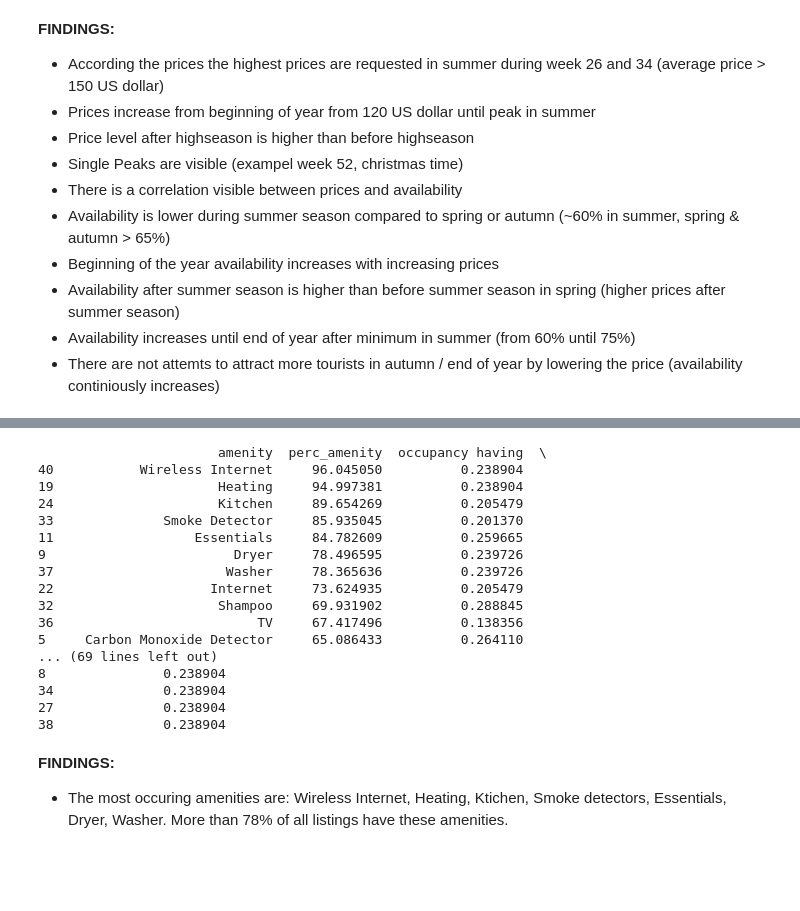
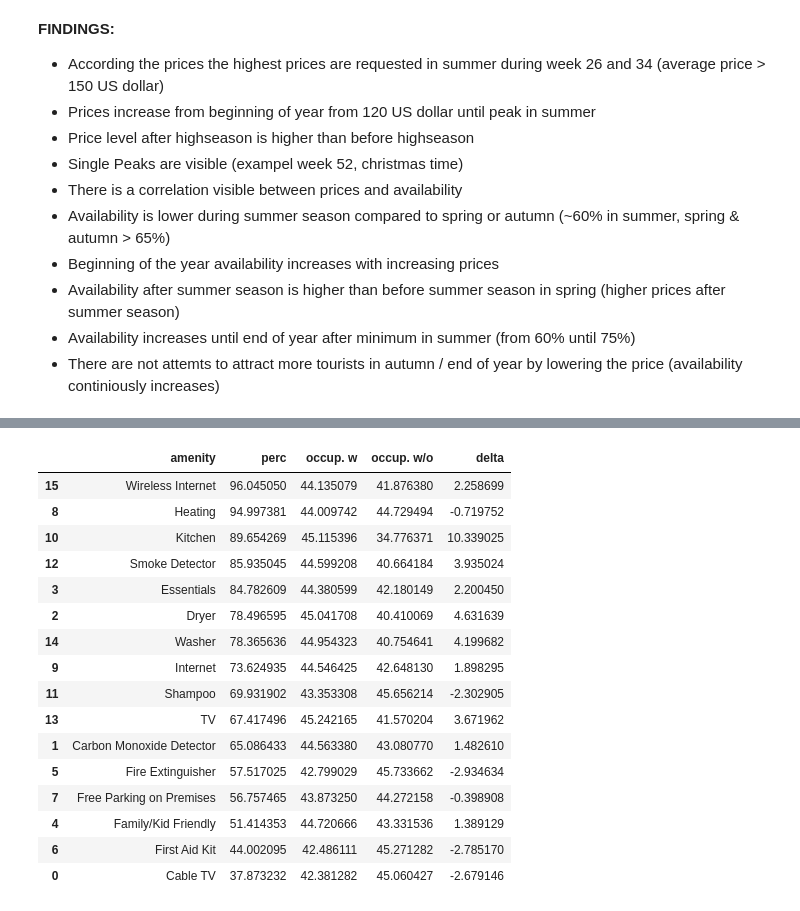
Before and after one commit to dagrubi/DataScience_AirBnBSeattle, a Jupyter notebook: analyse_data.ipynb, the cells around one changed output, grey strips where cells are left out. Saved outputs shown, nothing was run; the diff lists cells and outputs as text; code cells hidden in the pictures; blank space fills up the shorter version.

```diff
--- a/analyse_data.ipynb
+++ b/analyse_data.ipynb
@@ -481,44 +453,43 @@ plt.show()
 # %%
 # add column availability_365 to dataframe
-df_new = pd.concat([df_label_ame, df_list['availability_365']], axis = 1)
-df_new['availability_365'] = df_new['availability_365'].div(365)
 
+df_list['available'] = df_list['availability_30'].div(30)
+df_new = pd.concat([df_label_ame, df_list['available']], axis = 1)
+
+# for debugging
 #df_new = df_new.head(10)
-#print(df_new)
+# print(df_new)
+
 df_res = []
-# calc average availability for each amenities
-df_res = pd.DataFrame(columns = ['amenity', 'perc_amenity', 'occupancy having', 'occupancy non-having'])
+df_res = pd.DataFrame(columns = ['amenity', 'perc', 'occup. w', 'occup. w/o', 'delta'])
 for col in df_new.columns:
-#for col in df_new.columns[0:3]:
-    if col == 'availability_365':
+    if col == 'available':
         continue
+    # calc average availability for each amenities
     aa = df_new[col].mean()*100
-    bb = 1 - df_new2['availability_365'][df_new[col]].mean()
-    cc = 1 - df_new2['availability_365'][~df_new[col]].mean()
-    df_res = df_res.append({'amenity': col, 'perc_amenity': aa, 'occupancy having': bb, 'occupancy non-having':cc}, ignore_index=True)
+    # only use top amenities (> 25%)
+    if aa > 25:
+        bb = (1 - (df_new['available'][df_new[col]]).mean())*100
+        cc = (1 - (df_new['available'][~df_new[col]]).mean())*100
+        df_res = df_res.append({'amenity': col, 'perc': aa, 'occup. w': bb, 'occup. w/o':cc, 'delta': bb-cc}, ignore_index=True)
 
-df_res = df_res.sort_values('perc_amenity', ascending=False)
-
-print(df_res)
+df_res = df_res.sort_values('perc', ascending=False)
+df_res
 # %% [output]
-                       amenity  perc_amenity  occupancy having  \
-40           Wireless Internet     96.045050          0.238904
-19                     Heating     94.997381          0.238904
-24                     Kitchen     89.654269          0.205479
-33              Smoke Detector     85.935045          0.201370
-11                  Essentials     84.782609          0.259665
-9                        Dryer     78.496595          0.239726
-37                      Washer     78.365636          0.239726
-22                    Internet     73.624935          0.205479
-32                     Shampoo     69.931902          0.288845
-36                          TV     67.417496          0.138356
-5     Carbon Monoxide Detector     65.086433          0.264110
-... (69 lines left out)
-8               0.238904
-34              0.238904
-27              0.238904
-38              0.238904
+|  | amenity | perc | occup. w | occup. w/o | delta |
+| 15 | Wireless Internet | 96.045050 | 44.135079 | 41.876380 | 2.258699 |
+| 8 | Heating | 94.997381 | 44.009742 | 44.729494 | -0.719752 |
+| 10 | Kitchen | 89.654269 | 45.115396 | 34.776371 | 10.339025 |
+| 12 | Smoke Detector | 85.935045 | 44.599208 | 40.664184 | 3.935024 |
+| 3 | Essentials | 84.782609 | 44.380599 | 42.180149 | 2.200450 |
+| 2 | Dryer | 78.496595 | 45.041708 | 40.410069 | 4.631639 |
+| 14 | Washer | 78.365636 | 44.954323 | 40.754641 | 4.199682 |
+| 9 | Internet | 73.624935 | 44.546425 | 42.648130 | 1.898295 |
+| 11 | Shampoo | 69.931902 | 43.353308 | 45.656214 | -2.302905 |
+| 13 | TV | 67.417496 | 45.242165 | 41.570204 | 3.671962 |
+| 1 | Carbon Monoxide Detector | 65.086433 | 44.563380 | 43.080770 | 1.482610 |
+| 5 | Fire Extinguisher | 57.517025 | 42.799029 | 45.733662 | -2.934634 |
+| 7 | Free Parking on Premises | 56.757465 | 43.873250 | 44.272158 | -0.398908 |
+| 4 | Family/Kid Friendly | 51.414353 | 44.720666 | 43.331536 | 1.389129 |
+| 6 | First Aid Kit | 44.002095 | 42.486111 | 45.271282 | -2.785170 |
+| 0 | Cable TV | 37.873232 | 42.381282 | 45.060427 | -2.679146 |
-# %% [markdown]
-**FINDINGS:**
-
-- The most occuring amenities are: Wireless Internet, Heating, Ktichen, Smoke detectors, Essentials, Dryer, Washer. More than 78% of all listings have these amenities.
```
Also changed, not shown: parts of 9 cells of this notebook, 1 other file.
